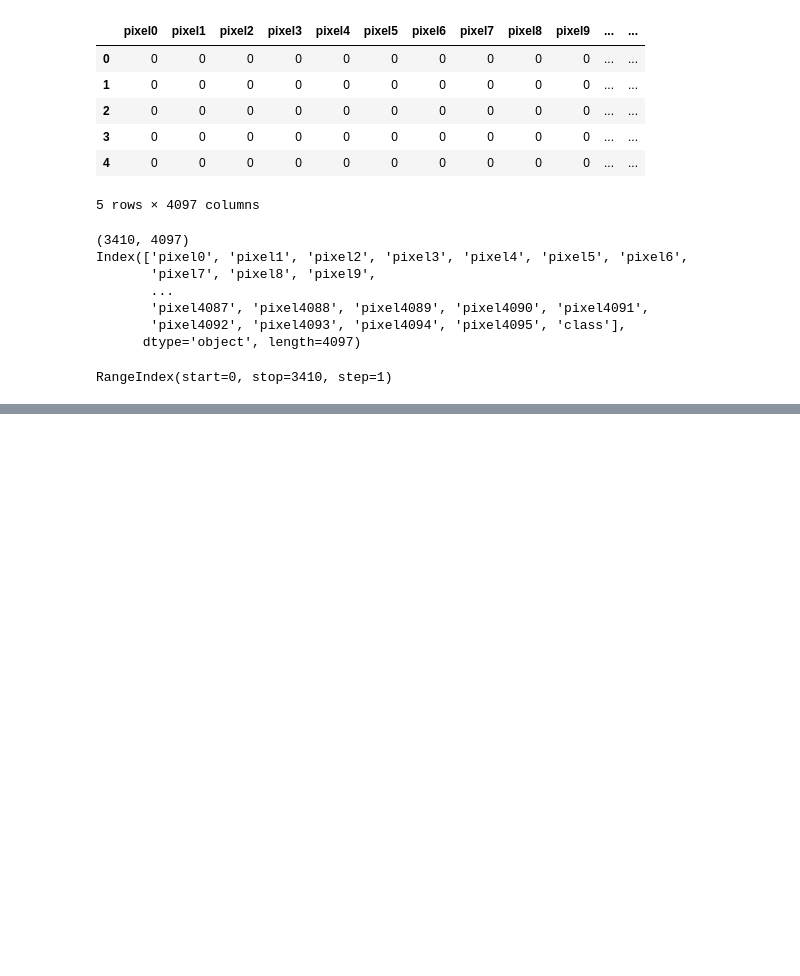
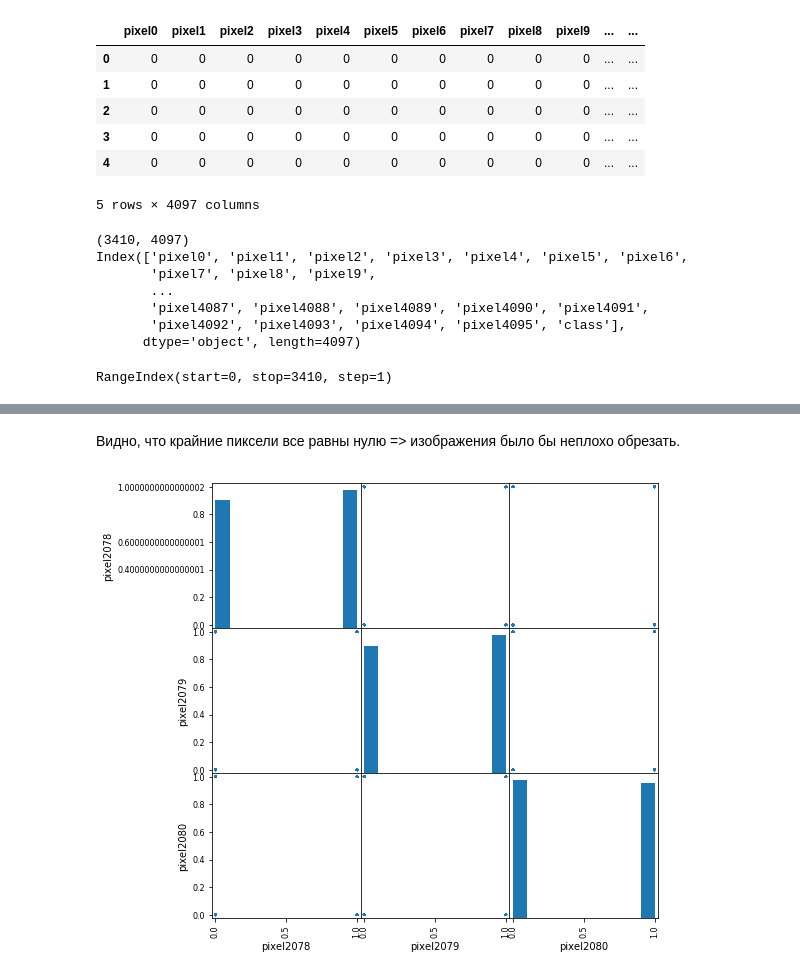
Before and after one commit to AleksandrPanov/character_recognition, a Jupyter notebook: hw1.ipynb, the cells around one changed output, grey strips where cells are left out. Cells and saved outputs as stored; diff of their text form; code cells hidden in the pictures; blank space fills up the shorter version.

```diff
--- a/hw1.ipynb
+++ b/hw1.ipynb
@@ -64,0 +82,8 @@ RangeIndex(start=0, stop=3410, step=1)
+# %% [markdown]
+Видно, что крайние пиксели все равны нулю => изображения было бы неплохо обрезать.
+# %%
+from pandas.plotting import scatter_matrix
+scatter_matrix(data[['pixel2078','pixel2079', 'pixel2080', 'class']], alpha = .01, figsize = (8, 8))
+pass
+# %% [output]
+[figure, added]
```
Also changed, not shown: parts of 14 cells of this notebook.
